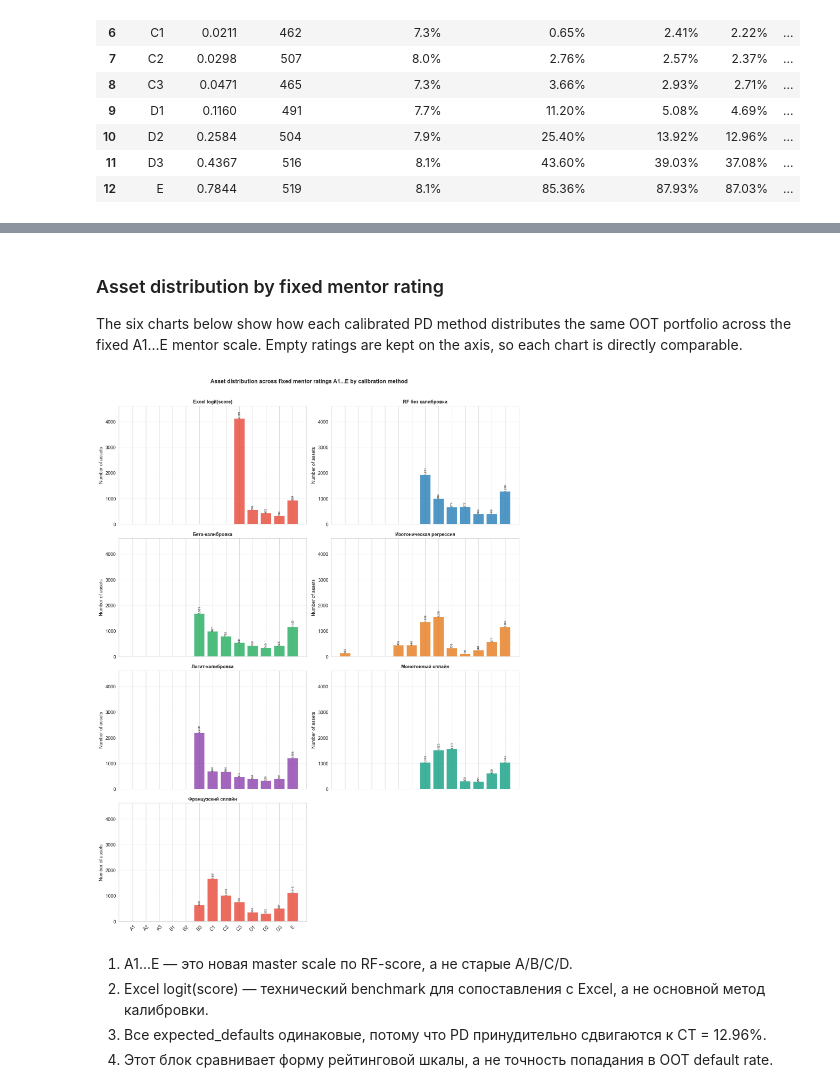
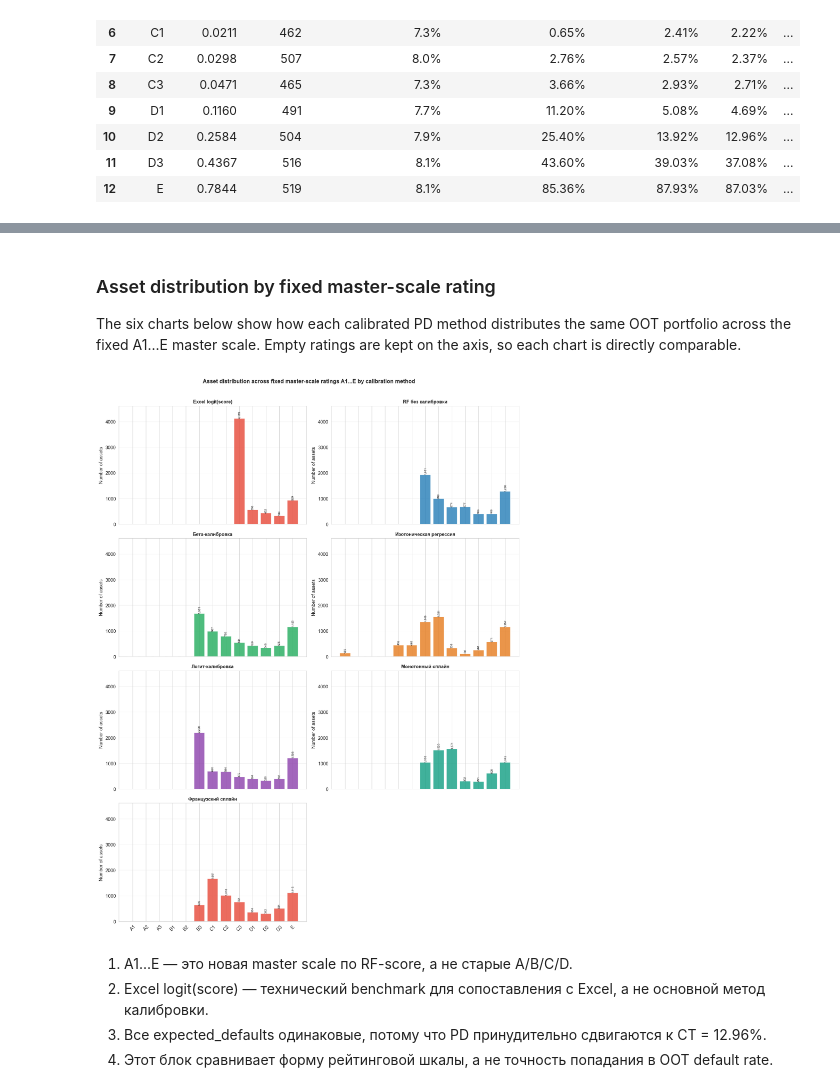
Before and after one commit to ddudenko275-boop/ColebrationTedo, a Jupyter notebook: notebooks/pd_calibration.ipynb, the cells around one changed output, grey strips where cells are left out. Saved outputs shown, nothing was run; the diff lists cells and outputs as text; code cells hidden in the pictures.

Commit message:
Clarify fixed master scale section titles

```diff
--- a/notebooks/pd_calibration.ipynb
+++ b/notebooks/pd_calibration.ipynb
@@ -1246,9 +1246,9 @@ Fixed mentor master scale: RWA summary
 | Монотонный сплайн | 6,372,000,000 | 260,031,100 | 8,313,021,622 | 665,041,730 | 130.46% |
 | Французский сплайн | 6,372,000,000 | 258,372,660 | 7,890,207,008 | 631,216,561 | 123.83% |
 # %% [markdown]
-### Asset distribution by fixed mentor rating
+### Asset distribution by fixed master-scale rating
 
-The six charts below show how each calibrated PD method distributes the same OOT portfolio across the fixed A1...E mentor scale. Empty ratings are kept on the axis, so each chart is directly comparable.
+The six charts below show how each calibrated PD method distributes the same OOT portfolio across the fixed A1...E master scale. Empty ratings are kept on the axis, so each chart is directly comparable.
 # %%
 plot_methods = list(fixed_master_scale_counts.columns)
 ncols = 2
@@ -1263,35 +1263,35 @@ for i, method in enumerate(plot_methods):
     bars = ax.bar(MASTER_SCALE_RATINGS, values, color=COLORS[i % len(COLORS)], alpha=0.82)
     ax.set_title(method, fontsize=11, fontweight="bold")
     ax.set_ylabel("Number of assets")
     ax.set_ylim(0, max_assets * 1.12 if max_assets > 0 else 1)
     ax.grid(axis="y", alpha=0.25)
     ax.tick_params(axis="x", rotation=45)
 
     for bar, value in zip(bars, values):
         if value > 0:
             ax.text(
                 bar.get_x() + bar.get_width() / 2,
                 bar.get_height(),
                 f"{value:,.0f}",
                 ha="center",
                 va="bottom",
                 fontsize=7,
                 rotation=90,
             )
 
 for j in range(len(plot_methods), len(axes)):
     axes[j].axis("off")
 
 plt.suptitle(
-    "Asset distribution across fixed mentor ratings A1...E by calibration method",
+    "Asset distribution across fixed master-scale ratings A1...E by calibration method",
     fontsize=13,
     fontweight="bold",
     y=1.01,
 )
 plt.tight_layout()
 plt.show()
 # %% [output]
-[figure, old version]
+[figure, new version]
 # %% [markdown]
 1. A1...E — это новая master scale по RF-score, а не старые A/B/C/D.
 2. Excel logit(score) — технический benchmark для сопоставления с Excel, а не основной метод калибровки.
```
Also changed, not shown: parts of 5 cells of this notebook.
